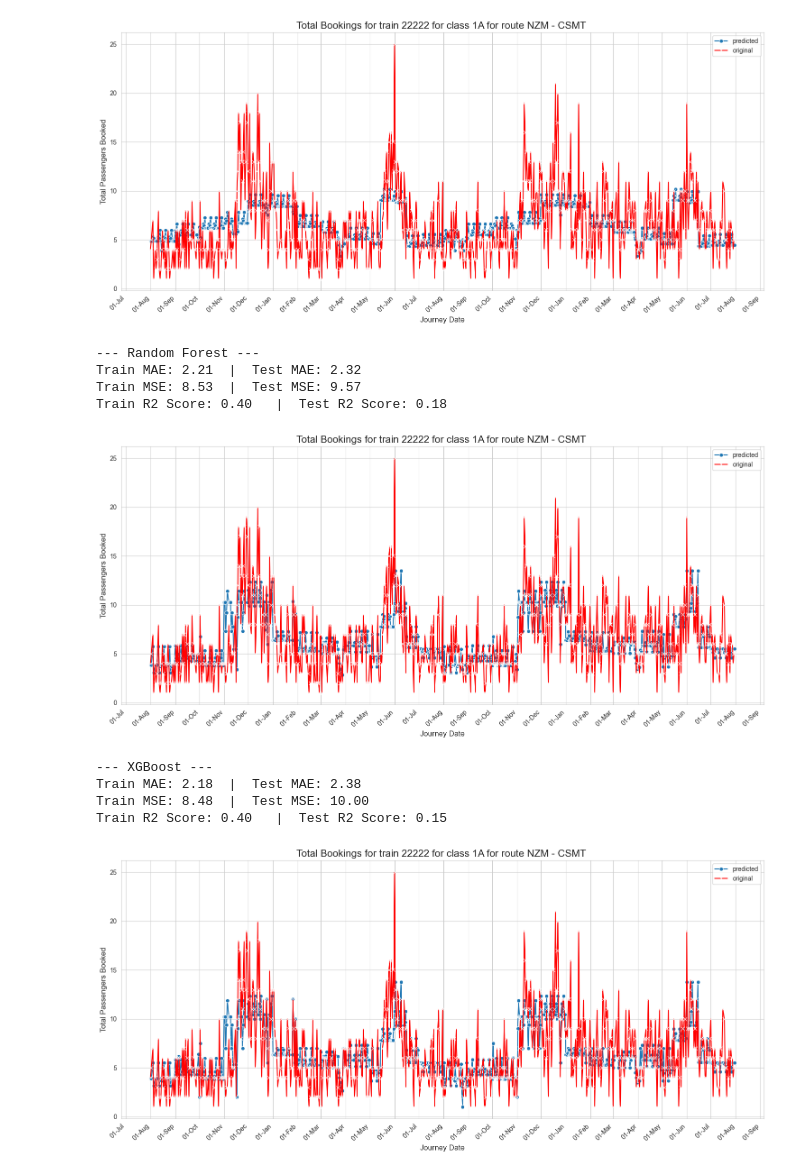
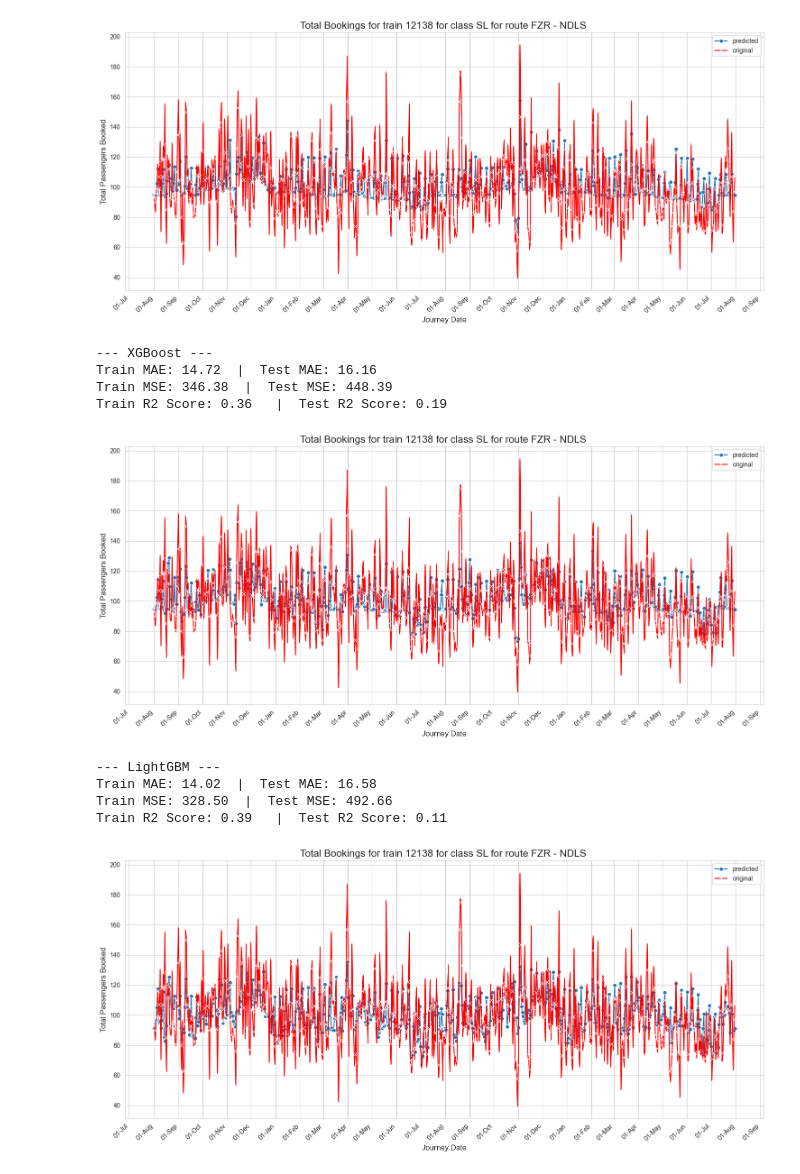
Before and after one commit to yashu1819/DPonTrain, a Jupyter notebook: ML/TrainDemandGeneral.ipynb, the cells around one changed output. Drawn from its saved outputs; the diff is of its cells as text; code cells hidden in the pictures.

```diff
--- a/ML/TrainDemandGeneral.ipynb
+++ b/ML/TrainDemandGeneral.ipynb
@@ -1,10 +1,10 @@
 # %%
 import pandas as pd
 import numpy as np
-train_no= 22222
-brdpt= "NZM" # Write -1 here to predict overall demand
-resupto="CSMT"
-cls="1A"
+train_no= 12138
+brdpt= "FZR" # Write -1 here to predict overall demand
+resupto="NDLS"
+cls="SL"
 df=pd.read_csv(f"../CRIS_data/train_demand/demand_{train_no}.csv")
 # %%
 # Basic cleaning
@@ -121,15 +121,15 @@ df['is_holiday_period'] = df['journey_date'].apply(lambda x: x.date() in holiday
 
 
 # Adding sine and cosines
-df['month_num'] = df['journey_date'].dt.month
-df['day_of_month'] = df['journey_date'].dt.day
+df['m'] = df['journey_date'].dt.month
+df['d'] = df['journey_date'].dt.day
 # Create cyclical month features
-df['month_sin'] = np.sin(2 * np.pi * df['month_num'] / 12)
-df['month_cos'] = np.cos(2 * np.pi * df['month_num'] / 12)
+df['month_sin'] = np.sin(2 * np.pi * (30*df['m']+df['d']) /360)
+df['month_cos'] = np.cos(2 * np.pi * (30*df['m']+df['d']) /360)
 
 # Create cyclical day features
-df['day_sin'] = np.sin(2 * np.pi * df['day_of_month'] / 31)
-df['day_cos'] = np.cos(2 * np.pi * df['day_of_month'] / 31)
+# df['day_sin'] = np.sin(2 * np.pi * df['day_of_month'] / 31)
+# df['day_cos'] = np.cos(2 * np.pi * df['day_of_month'] / 31)
 
 
 # adding diwali and holi
@@ -260,26 +260,29 @@ features = [
     'month_cos',
     'is_diwali',
     'is_holi',
-    # 'day_cos',
+
 ]
 X = df[features]
 y = df['total_psgn']
 
 # --- 3. Split Data into Training and Testing Sets ---
 from sklearn.model_selection import train_test_split
-X_train, X_test, y_train, y_test = train_test_split(X, y, test_size=0.2, random_state=42)
+X_train, X_test, y_train, y_test = train_test_split(X, y, test_size=0.2)
 
 # --- 4. Import, Train, and Evaluate Models ---
 from sklearn.linear_model import LinearRegression
 from sklearn.ensemble import RandomForestRegressor
 from xgboost import XGBRegressor
 from sklearn.metrics import mean_absolute_error, mean_squared_error, r2_score
+import lightgbm as lgb
+
 
 # Initialize models
 models = {
-    "Linear Regression": LinearRegression(),
-    "Random Forest": RandomForestRegressor(random_state=42),
-    "XGBoost": XGBRegressor(random_state=42)
+    # "Linear Regression": LinearRegression(),
+    "Random Forest": RandomForestRegressor( max_depth=5, n_estimators=50),
+    "XGBoost": XGBRegressor( max_depth=2, n_estimators=50),
+    "LightGBM": lgb.LGBMRegressor(verbose=-1, n_estimators=50)
 }
 
 # Loop to train and evaluate each model
@@ -320,11 +323,11 @@ Train R2 Score: 0.19   |  Test R2 Score: 0.24
-[figure, old version]
+[figure, new version]
---- Random Forest ---
-Train MAE: 2.21  |  Test MAE: 2.32
-Train MSE: 8.53  |  Test MSE: 9.57
-Train R2 Score: 0.40   |  Test R2 Score: 0.18
+--- XGBoost ---
+Train MAE: 14.72  |  Test MAE: 16.16
+Train MSE: 346.38  |  Test MSE: 448.39
+Train R2 Score: 0.36   |  Test R2 Score: 0.19
-[figure, old version]
+[figure, new version]
---- XGBoost ---
-Train MAE: 2.18  |  Test MAE: 2.38
-Train MSE: 8.48  |  Test MSE: 10.00
-Train R2 Score: 0.40   |  Test R2 Score: 0.15
+--- LightGBM ---
+Train MAE: 14.02  |  Test MAE: 16.58
+Train MSE: 328.50  |  Test MSE: 492.66
+Train R2 Score: 0.39   |  Test R2 Score: 0.11
-[figure, old version]
+[figure, new version]
```
Also changed, not shown: parts of 3 cells of this notebook.
